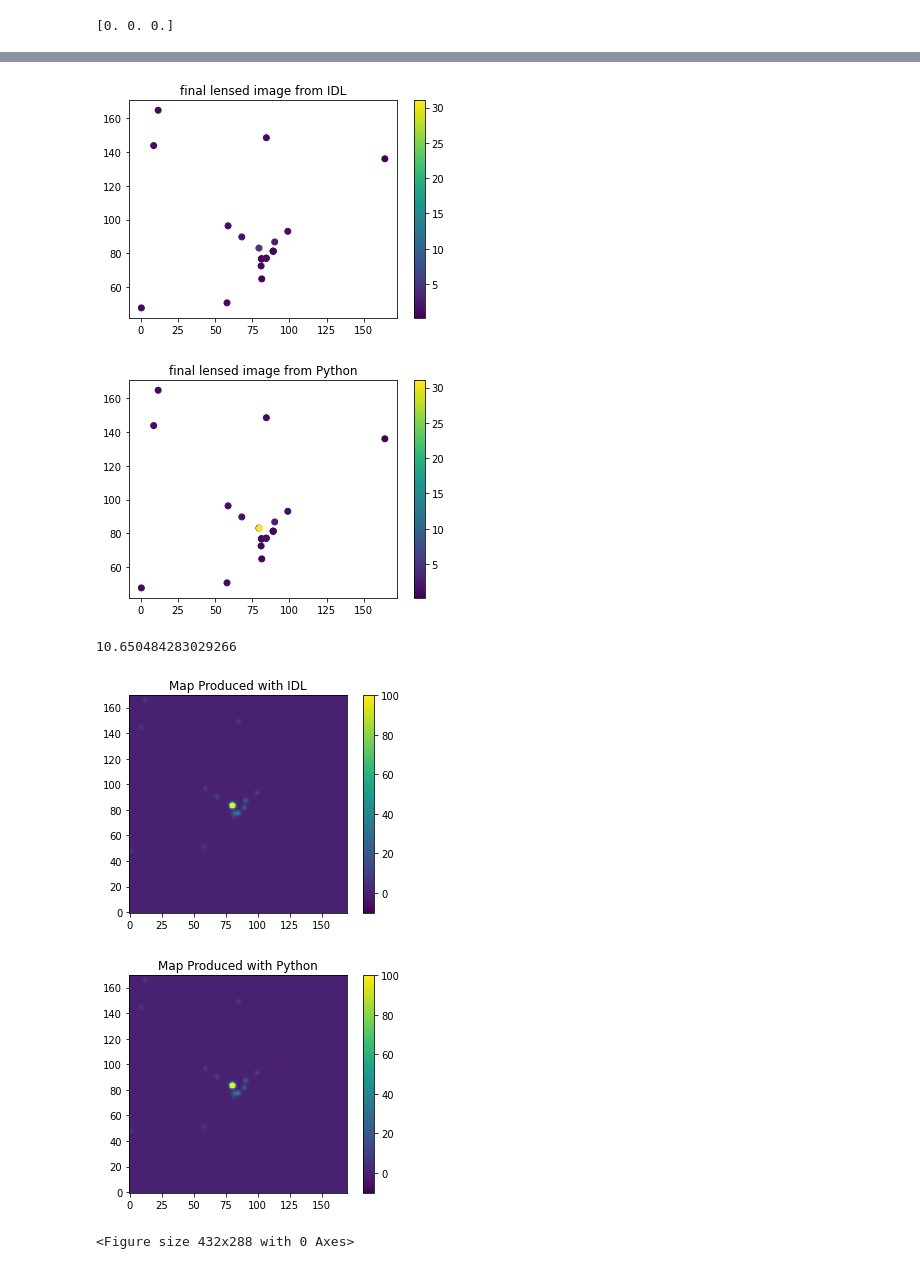
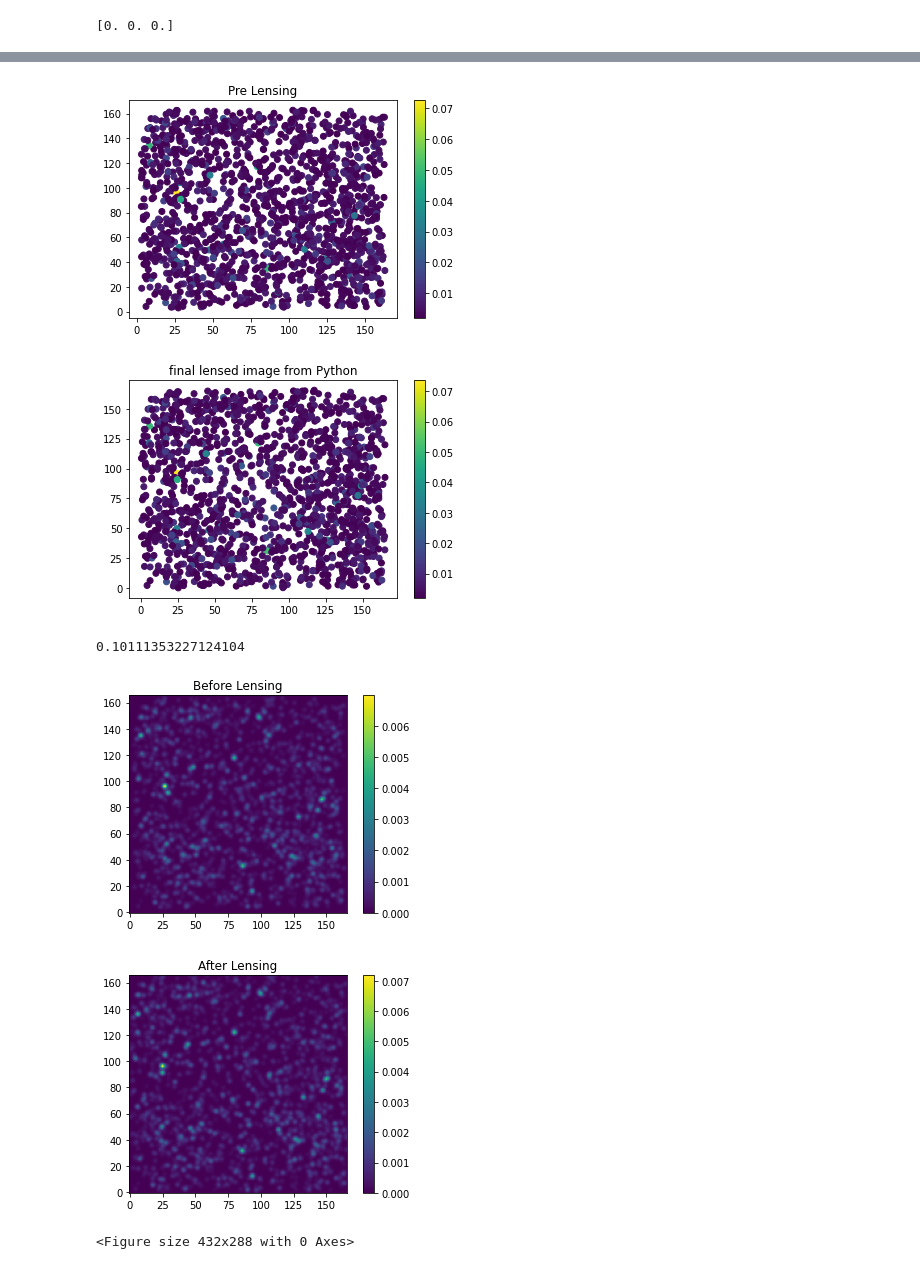
Before and after one commit to rit-rsz/rsz, a Jupyter notebook: jupyter_copy/New_Lensing.ipynb, the cells around one changed output, grey strips where cells are left out. Drawn from its saved outputs; the diff is of its cells as text; code cells hidden in the pictures.

```diff
--- a/jupyter_copy/New_Lensing.ipynb
+++ b/jupyter_copy/New_Lensing.ipynb
@@ -311,19 +706,0 @@ pos shift between sl and wl [pixels]: 1759.5
-# %%
-#------------------------------------------------------------- OJO -----------------------------------------------------------------
-
-# Read source catalogue (input_cat)
-print('Reading Catalogue to be lensed')
-# dfxx = cat.item().get('RA')
-# dfyy = cat.item().get('DEC')
-# dfflux = cat.item().get('Flux')
-# dfredz = cat.item().get('Redshift')
-
-# Convert coordinates from degrees to pixels in the larger WL frame
-map_x = map_size[0] / 2.
-map_y = map_size[1] / 2.
-xx = (dfxx * 3600 + LL * 30)/ pixsize
-yy = (dfyy * 3600 + LL * 30)/ pixsize
-
-# Number of sources in catalogue
-nsources = len(xx)
-print('nsources :',nsources)
@@ -712,4 +751,6 @@ print(mu_out)
 # %%
+from astropy.io import fits
+
 lensed_flux = np.multiply(f_out, mu_out)
 good_ind = np.where(x_out != -999999)[0]
 
@@ -729,47 +770,73 @@ dfxxf, dfyyf,  dffluxf = np.loadtxt('rxj1347_lense_result.txt', unpack=True)
 dfxxf = dfxxf * pixsize / 6
 dfyyf = dfyyf * pixsize / 6
 
-plt.title('final lensed image from IDL')
-plt.scatter(dfxxf, dfyyf, c=dffluxf)
+
+fx = xx * pixsize / 6.
+fy = yy * pixsize / 6.
+
+# plt.title('final lensed image from IDL')
+# plt.scatter(dfxxf, dfyyf, c=dffluxf)
+# plt.colorbar()
+# plt.show()
+
+plt.title('Pre Lensing')
+plt.scatter(fx, fy, c=dfflux)
 plt.colorbar()
 plt.show()
 
 
 plt.title('final lensed image from Python')
 plt.scatter(lense_x, lense_y, c=lense_f)
 plt.colorbar()
 plt.show()
 
 
 
 psf, cf, nc, nbin = get_gaussian_psf_template(3) # assumes pixel fwhm is 3 pixels in each band
 
 
 idl = image_model_eval(dfxxf, dfyyf, nc*dffluxf*100, 0.0, (170, 170), int(nc), cf)
 
-python =  image_model_eval(lense_x, lense_y, nc*lense_f*100, 0.0, (170, 170), int(nc), cf)
+prelense = image_model_eval(fx, fy, nc*dfflux, 0.0, (166,166), int(nc), cf)
+
+python =  image_model_eval(lense_x, lense_y, nc*lense_f, 0.0, (166, 166), int(nc), cf)
 
 print(np.min(nc*lense_f*2))
 
-plt.title('Map Produced with IDL')
-plt.imshow(idl, origin='lower', clim=(-10, 100))
+# plt.title('Map Produced with IDL')
+# plt.imshow(idl, origin='lower', clim=(-10, 100))
+# plt.colorbar()
+# plt.savefig('idl_plot.png')
+# plt.show()
+# plt.clf()
+
+plt.title('Before Lensing')
+plt.imshow(prelense, origin='lower')
 plt.colorbar()
-plt.savefig('idl_plot.png')
+plt.savefig('1600_before_lense.png')
 plt.show()
 plt.clf()
 
-plt.title('Map Produced with Python')
-plt.imshow(python, origin='lower', clim=(-10,100))
+hdu = fits.PrimaryHDU(prelense)
+hdul = fits.HDUList([hdu])
+hdul.writeto('1600_before_lense.fits', overwrite=True)
+
+plt.title('After Lensing')
+plt.imshow(python, origin='lower')
 plt.colorbar()
-plt.savefig('python_plot.png')
+plt.savefig('1600_after_lense.png')
 plt.show()
 plt.clf()
+
+hdu = fits.PrimaryHDU(python)
+hdul = fits.HDUList([hdu])
+hdul.writeto('1600_after_lense.fits', overwrite=True)
 # %% [output]
-[figure, old version]
+[figure, new version]
-[figure, old version]
+[figure, new version]
-10.650484283029266
+0.10111353227124104
-[figure, old version]
+[figure, new version]
-[figure, old version]
+[figure, new version]
 <Figure size 432x288 with 0 Axes>
 # %%
 
```
Also changed, not shown: parts of 15 cells of this notebook.
